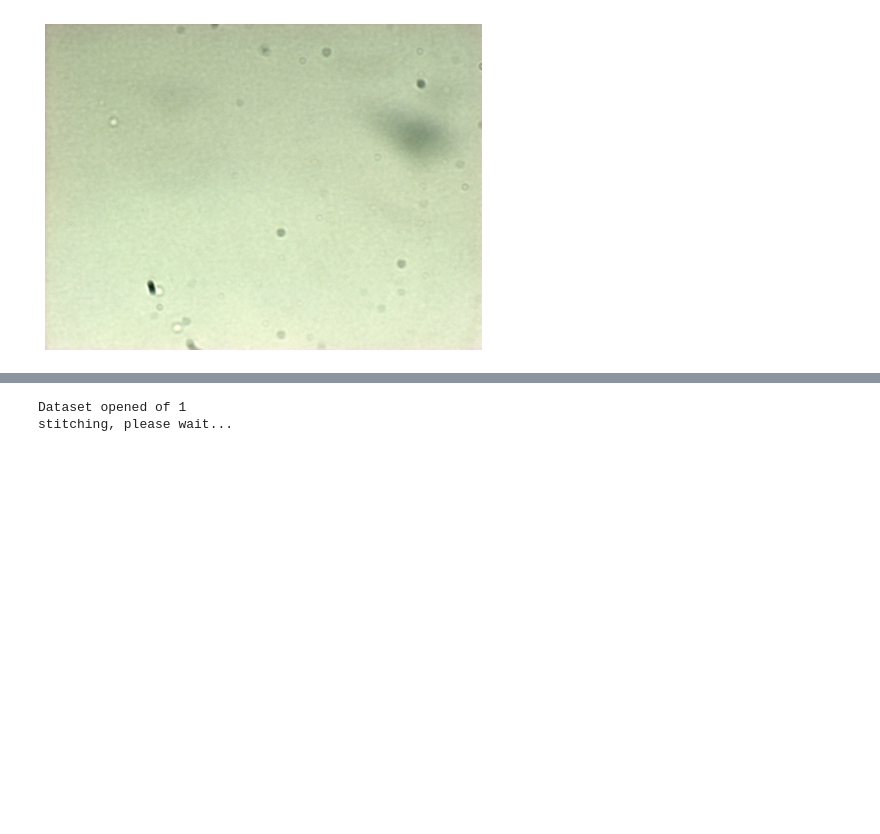
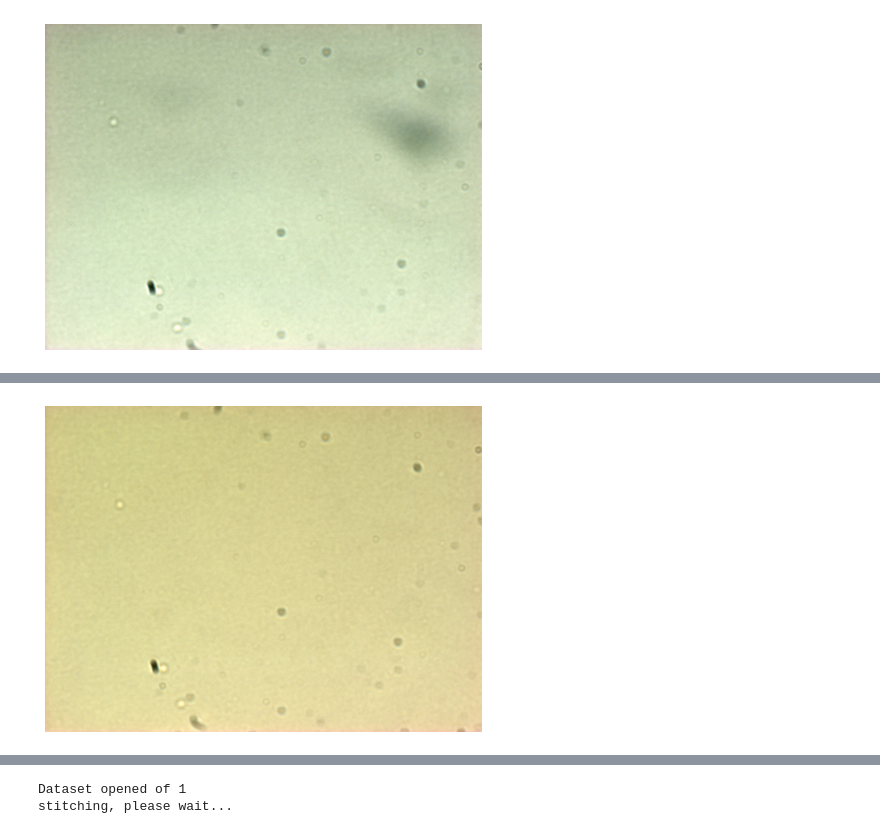
Before and after one commit to uw-loci/smart-wsi-scanner, a Jupyter notebook: bf-scanner.ipynb, the cells around one changed output, grey strips where cells are left out. Saved outputs shown, nothing was run; the diff lists cells and outputs as text; code cells hidden in the pictures; blank space fills up the shorter version.

```diff
--- a/bf-scanner.ipynb
+++ b/bf-scanner.ipynb
@@ -447,0 +451,7 @@ bg_20x = whole_slide_scan(config, core=core, save_path=save_path, acq_name=acq_n
+# %%
+plt.figure(figsize=(8, 6))
+imgplot = plt.imshow(exposure.rescale_intensity(bg_20x[0], out_range=(0, 1)))
+plt.axis("off")
+plt.show()
+# %% [output]
+[figure, added]
```
Also changed, not shown: parts of 37 cells of this notebook, 7 other files.
